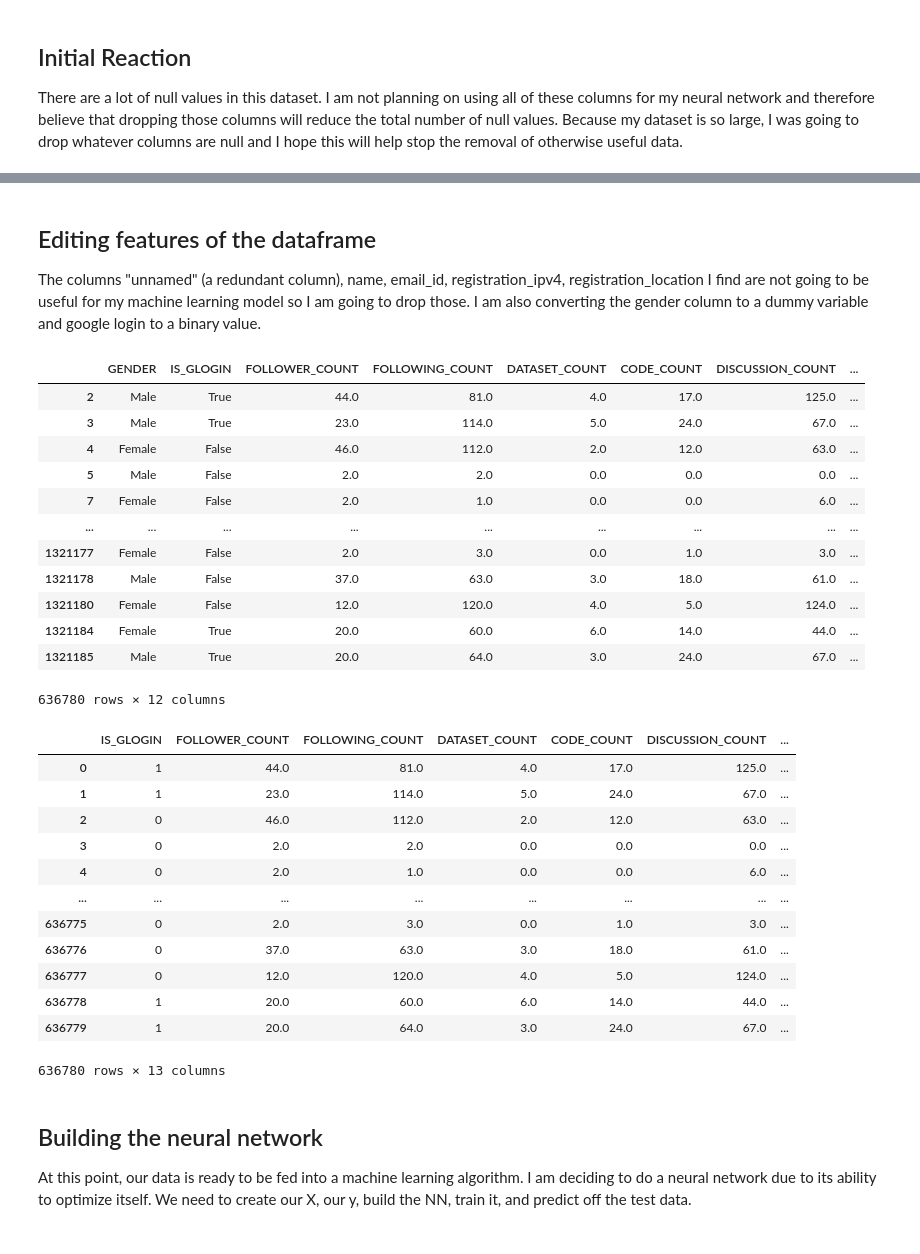
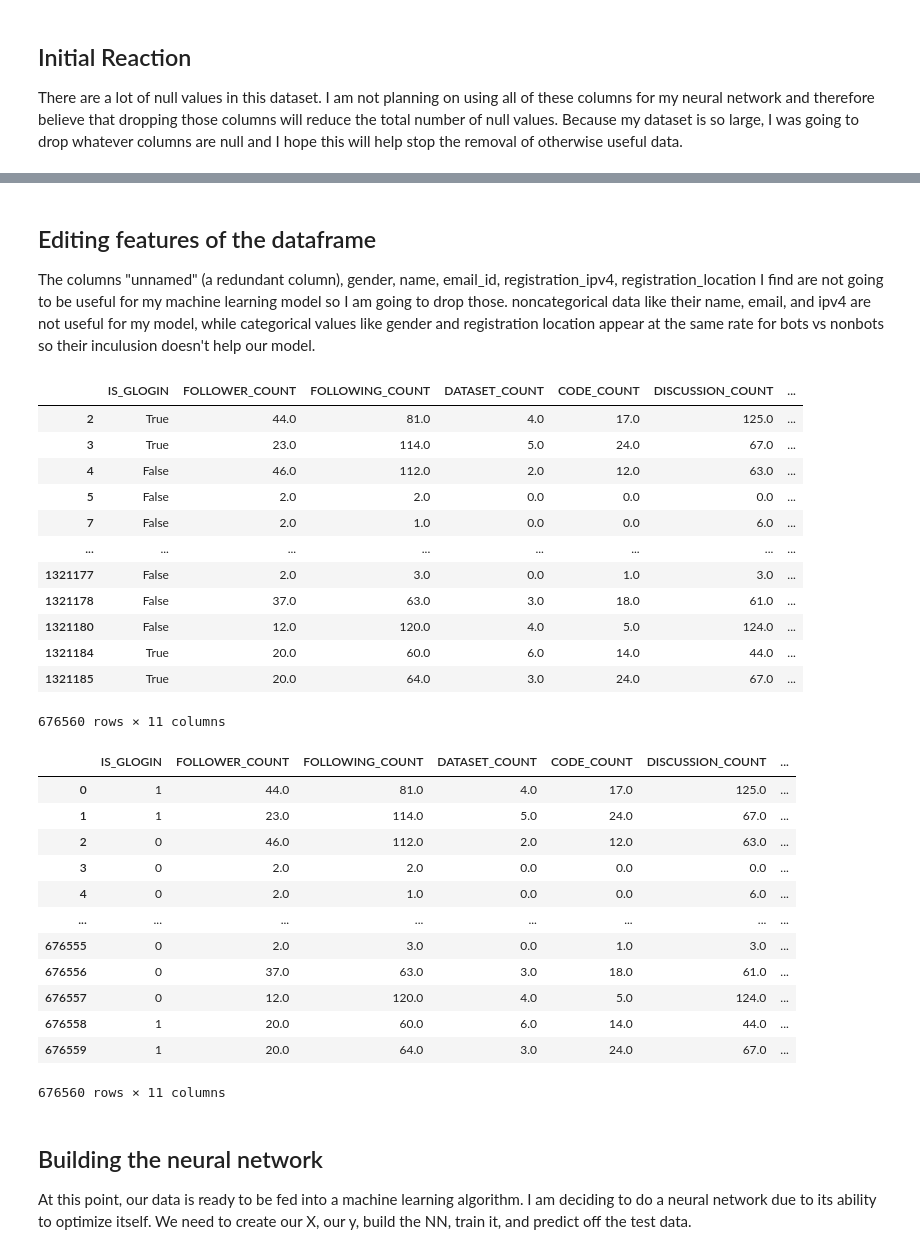
Before and after one commit to kylejokeefe/KaggleBotIdentifier, a Jupyter notebook: identifying-fake-accounts.ipynb, the cells around one changed output, grey strips where cells are left out. Saved outputs shown, nothing was run; the diff lists cells and outputs as text; code cells hidden in the pictures.

```diff
--- a/identifying-fake-accounts.ipynb
+++ b/identifying-fake-accounts.ipynb
@@ -55,24 +134,24 @@ There are a lot of null values in this dataset. I am not planning on using all o
 # %% [markdown]
 ## Editing features of the dataframe
-The columns "unnamed" (a redundant column), name, email_id, registration_ipv4, registration_location I find are not going to be useful for my machine learning model so I am going to drop those. I am also converting the gender column to a dummy variable and google login to a binary value.
+The columns "unnamed" (a redundant column), gender, name, email_id, registration_ipv4, registration_location I find are not going to be useful for my machine learning model so I am going to drop those. noncategorical data like their name, email, and ipv4 are not useful for my model, while categorical values like gender and registration location appear at the same rate for bots vs nonbots so their inculusion doesn't help our model.
 # %%
-df = df.drop(columns = ['Unnamed: 0', 'NAME', 'EMAIL_ID', 'REGISTRATION_IPV4', 'REGISTRATION_LOCATION'])
+df = df.drop(columns = ['Unnamed: 0', 'NAME', 'GENDER', 'EMAIL_ID', 'REGISTRATION_IPV4', 'REGISTRATION_LOCATION'])
 df = df.dropna()
 df
 # %% [output]
-|  | GENDER | IS_GLOGIN | FOLLOWER_COUNT | FOLLOWING_COUNT | DATASET_COUNT | CODE_COUNT | DISCUSSION_COUNT | ... |
-| 2 | Male | True | 44.0 | 81.0 | 4.0 | 17.0 | 125.0 | ... |
-| 3 | Male | True | 23.0 | 114.0 | 5.0 | 24.0 | 67.0 | ... |
-| 4 | Female | False | 46.0 | 112.0 | 2.0 | 12.0 | 63.0 | ... |
-| 5 | Male | False | 2.0 | 2.0 | 0.0 | 0.0 | 0.0 | ... |
-| 7 | Female | False | 2.0 | 1.0 | 0.0 | 0.0 | 6.0 | ... |
-| ... | ... | ... | ... | ... | ... | ... | ... | ... |
-| 1321177 | Female | False | 2.0 | 3.0 | 0.0 | 1.0 | 3.0 | ... |
-| 1321178 | Male | False | 37.0 | 63.0 | 3.0 | 18.0 | 61.0 | ... |
-| 1321180 | Female | False | 12.0 | 120.0 | 4.0 | 5.0 | 124.0 | ... |
-| 1321184 | Female | True | 20.0 | 60.0 | 6.0 | 14.0 | 44.0 | ... |
-| 1321185 | Male | True | 20.0 | 64.0 | 3.0 | 24.0 | 67.0 | ... |
+|  | IS_GLOGIN | FOLLOWER_COUNT | FOLLOWING_COUNT | DATASET_COUNT | CODE_COUNT | DISCUSSION_COUNT | ... |
+| 2 | True | 44.0 | 81.0 | 4.0 | 17.0 | 125.0 | ... |
+| 3 | True | 23.0 | 114.0 | 5.0 | 24.0 | 67.0 | ... |
+| 4 | False | 46.0 | 112.0 | 2.0 | 12.0 | 63.0 | ... |
+| 5 | False | 2.0 | 2.0 | 0.0 | 0.0 | 0.0 | ... |
+| 7 | False | 2.0 | 1.0 | 0.0 | 0.0 | 6.0 | ... |
+| ... | ... | ... | ... | ... | ... | ... | ... |
+| 1321177 | False | 2.0 | 3.0 | 0.0 | 1.0 | 3.0 | ... |
+| 1321178 | False | 37.0 | 63.0 | 3.0 | 18.0 | 61.0 | ... |
+| 1321180 | False | 12.0 | 120.0 | 4.0 | 5.0 | 124.0 | ... |
+| 1321184 | True | 20.0 | 60.0 | 6.0 | 14.0 | 44.0 | ... |
+| 1321185 | True | 20.0 | 64.0 | 3.0 | 24.0 | 67.0 | ... |
-636780 rows × 12 columns
+676560 rows × 11 columns
 # %%
 # Converting Boolean values to binary
 df['IS_GLOGIN'] = df['IS_GLOGIN'].astype(int)
@@ -88,12 +167,12 @@ df.reset_index(drop=True)
 | 3 | 0 | 2.0 | 2.0 | 0.0 | 0.0 | 0.0 | ... |
 | 4 | 0 | 2.0 | 1.0 | 0.0 | 0.0 | 6.0 | ... |
 | ... | ... | ... | ... | ... | ... | ... | ... |
-| 636775 | 0 | 2.0 | 3.0 | 0.0 | 1.0 | 3.0 | ... |
-| 636776 | 0 | 37.0 | 63.0 | 3.0 | 18.0 | 61.0 | ... |
-| 636777 | 0 | 12.0 | 120.0 | 4.0 | 5.0 | 124.0 | ... |
-| 636778 | 1 | 20.0 | 60.0 | 6.0 | 14.0 | 44.0 | ... |
-| 636779 | 1 | 20.0 | 64.0 | 3.0 | 24.0 | 67.0 | ... |
+| 676555 | 0 | 2.0 | 3.0 | 0.0 | 1.0 | 3.0 | ... |
+| 676556 | 0 | 37.0 | 63.0 | 3.0 | 18.0 | 61.0 | ... |
+| 676557 | 0 | 12.0 | 120.0 | 4.0 | 5.0 | 124.0 | ... |
+| 676558 | 1 | 20.0 | 60.0 | 6.0 | 14.0 | 44.0 | ... |
+| 676559 | 1 | 20.0 | 64.0 | 3.0 | 24.0 | 67.0 | ... |
-636780 rows × 13 columns
+676560 rows × 11 columns
 # %% [markdown]
 ## Building the neural network
 At this point, our data is ready to be fed into a machine learning algorithm. I am deciding to do a neural network due to its ability to optimize itself. We need to create our X, our y, build the NN, train it, and predict off the test data.
```
Also changed, not shown: parts of 15 cells of this notebook.
